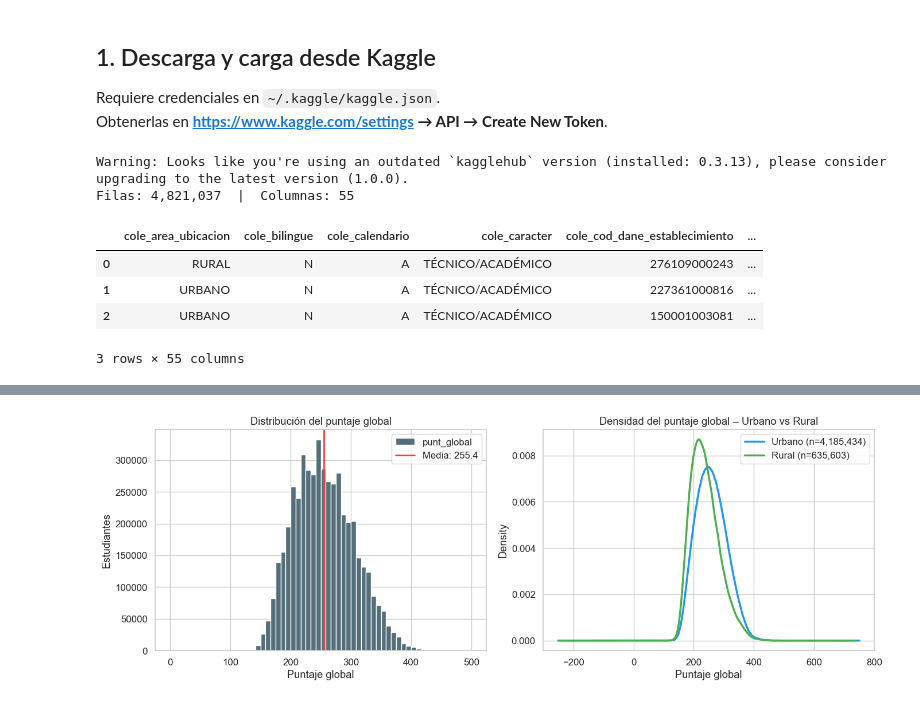
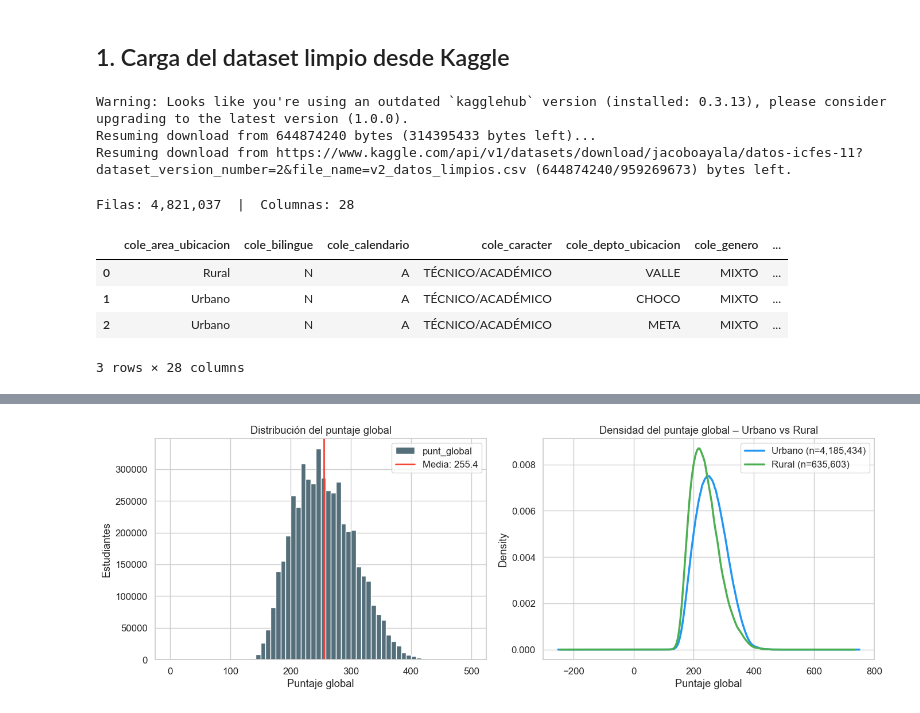
Before and after one commit to liturriago/EquidadAlgoritmica-SaberXAI, a Jupyter notebook: notebooks/02_estudio_datos.ipynb, the cells around one changed output, grey strips where cells are left out. Cells and saved outputs as stored; diff of their text form; code cells hidden in the pictures.

Commit message:
Cleaning dataset, deleting columns, documented at \documentos_soporte\feature_selection.md, reorganizating files and directories.

```diff
--- a/visualizacion.ipynb
+++ b/notebooks/02_estudio_datos.ipynb
@@ -13,26 +9,26 @@ Note: you may need to restart the kernel to use updated packages.
-# %% [markdown]
-## 1. Descarga y carga desde Kaggle
-
-Requiere credenciales en `~/.kaggle/kaggle.json`.
-Obtenerlas en **https://www.kaggle.com/settings → API → Create New Token**.
+# %% [markdown]
+## 1. Carga del dataset limpio desde Kaggle
 # %%
 import kagglehub
+from kagglehub import KaggleDatasetAdapter
 import pandas as pd
-from pathlib import Path
 
-# Download latest version
-path = kagglehub.dataset_download("jacoboayala/datos-icfes-11")
-
-# Apuntar al archivo específico dentro de la carpeta
-df = pd.read_csv(Path(path) / "v1_todos_los_datos.csv", sep=";", low_memory=False)
+df = kagglehub.dataset_load(
+    KaggleDatasetAdapter.PANDAS,
+    "jacoboayala/datos-icfes-11",
+    "v2_datos_limpios.csv",
+    pandas_kwargs={"sep": ";", "low_memory": False}
+)
 
 print(f"Filas: {len(df):,}  |  Columnas: {df.shape[1]}")
 df.head(3)
 # %% [output]
 Warning: Looks like you're using an outdated `kagglehub` version (installed: 0.3.13), please consider upgrading to the latest version (1.0.0).
-Filas: 4,821,037  |  Columnas: 55
+Resuming download from 644874240 bytes (314395433 bytes left)...
+Resuming download from https://www.kaggle.com/api/v1/datasets/download/jacoboayala/datos-icfes-11?dataset_version_number=2&file_name=v2_datos_limpios.csv (644874240/959269673) bytes left.
+Filas: 4,821,037  |  Columnas: 28
-|  | cole_area_ubicacion | cole_bilingue | cole_calendario | cole_caracter | cole_cod_dane_establecimiento | ... |
-| 0 | RURAL | N | A | TÉCNICO/ACADÉMICO | 276109000243 | ... |
-| 1 | URBANO | N | A | TÉCNICO/ACADÉMICO | 227361000816 | ... |
-| 2 | URBANO | N | A | TÉCNICO/ACADÉMICO | 150001003081 | ... |
+|  | cole_area_ubicacion | cole_bilingue | cole_calendario | cole_caracter | cole_depto_ubicacion | cole_genero | ... |
+| 0 | Rural | N | A | TÉCNICO/ACADÉMICO | VALLE | MIXTO | ... |
+| 1 | Urbano | N | A | TÉCNICO/ACADÉMICO | CHOCO | MIXTO | ... |
+| 2 | Urbano | N | A | TÉCNICO/ACADÉMICO | META | MIXTO | ... |
-3 rows × 55 columns
+3 rows × 28 columns
```
Also changed, not shown: parts of 26 cells of this notebook, 2 other files.
